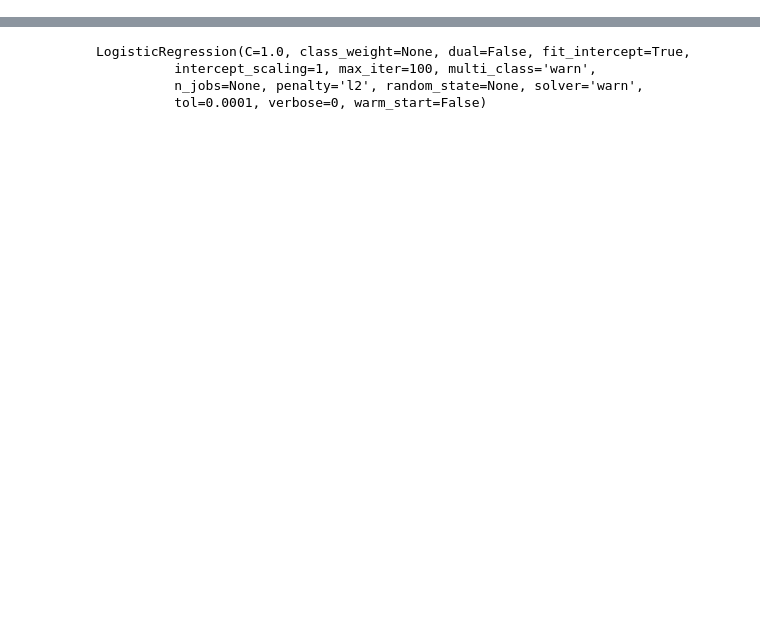
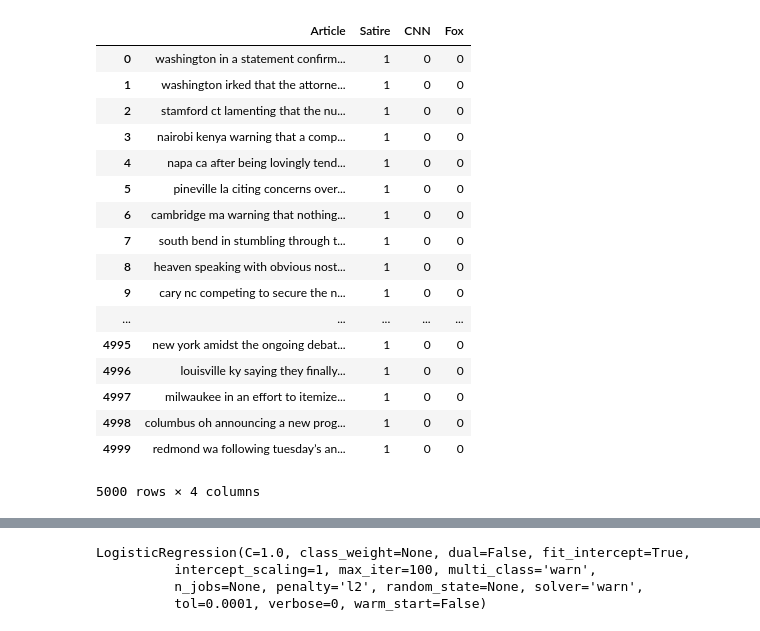
Before and after one commit to johncpolitte/News_or_Satire, a Jupyter notebook: build_full_df.ipynb, the cells around one changed output, grey strips where cells are left out. Cells and saved outputs as stored; diff of their text form; code cells hidden in the pictures; blank space fills up the shorter version.

```diff
--- a/build_full_df.ipynb
+++ b/build_full_df.ipynb
@@ -146,3 +166,24 @@ df_onion = df_onion.drop('Title', axis=1)
+# %%
+sample_onion_df
+# %% [output]
+|  | Article | Satire | CNN | Fox |
+| 0 | washington in a statement confirm... | 1 | 0 | 0 |
+| 1 | washington irked that the attorne... | 1 | 0 | 0 |
+| 2 | stamford ct lamenting that the nu... | 1 | 0 | 0 |
+| 3 | nairobi kenya warning that a comp... | 1 | 0 | 0 |
+| 4 | napa ca after being lovingly tend... | 1 | 0 | 0 |
+| 5 | pineville la citing concerns over... | 1 | 0 | 0 |
+| 6 | cambridge ma warning that nothing... | 1 | 0 | 0 |
+| 7 | south bend in stumbling through t... | 1 | 0 | 0 |
+| 8 | heaven speaking with obvious nost... | 1 | 0 | 0 |
+| 9 | cary nc competing to secure the n... | 1 | 0 | 0 |
+| ... | ... | ... | ... | ... |
+| 4995 | new york amidst the ongoing debat... | 1 | 0 | 0 |
+| 4996 | louisville ky saying they finally... | 1 | 0 | 0 |
+| 4997 | milwaukee in an effort to itemize... | 1 | 0 | 0 |
+| 4998 | columbus oh announcing a new prog... | 1 | 0 | 0 |
+| 4999 | redmond wa following tuesday’s an... | 1 | 0 | 0 |
+5000 rows × 4 columns
 # %%
 df_cnn = cnn_cleaner(sample_cnn_df)
 # %%
```
Also changed, not shown: parts of 23 cells of this notebook.
